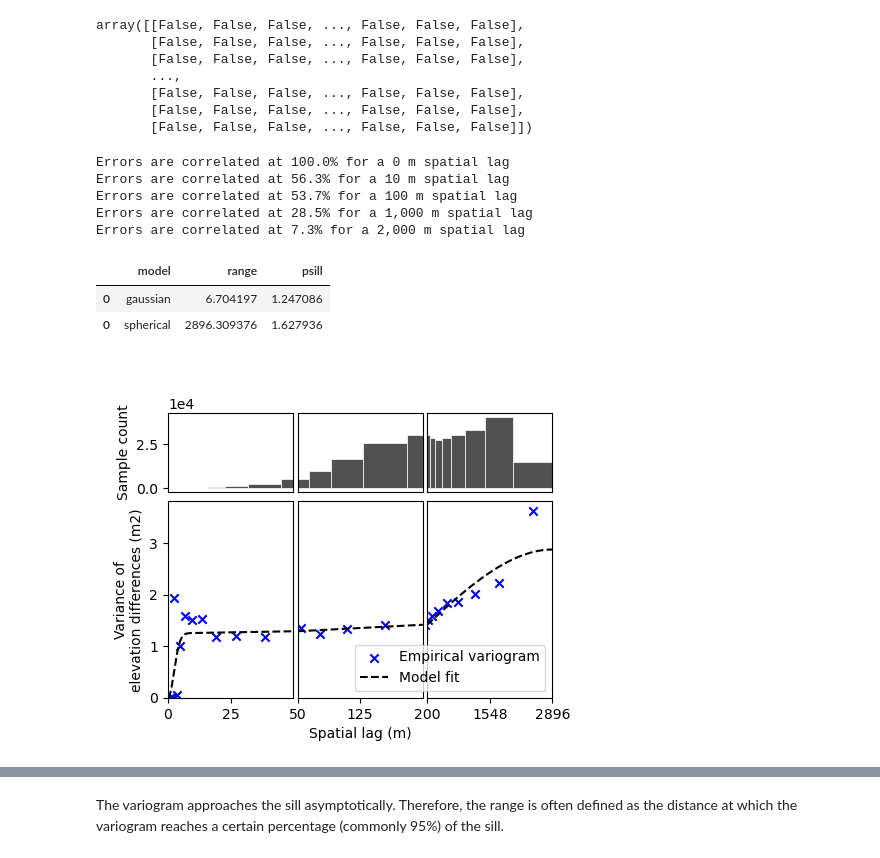
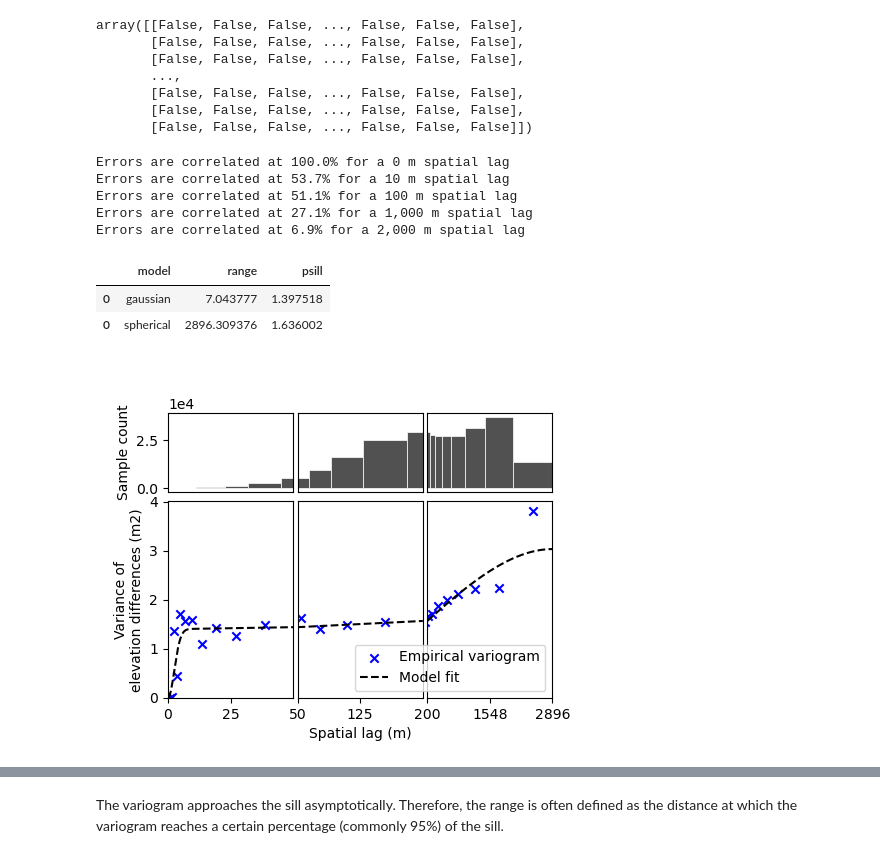
Before and after one commit to christopheogier/bonne_pierre_hydraulic_barriers, a Jupyter notebook: notebooks/DEM_handling.ipynb, the cells around one changed output, grey strips where cells are left out. Cells and saved outputs as stored; diff of their text form; code cells hidden in the pictures.

```diff
--- a/notebooks/DEM_handling.ipynb
+++ b/notebooks/DEM_handling.ipynb
@@ -154,44 +131,44 @@ array([[False, False, False, ..., False, False, False],
 
 (
     df_empirical_variogram,
     df_model_params,
     spatial_corr_function,
 ) = xdem.spatialstats.infer_spatial_correlation_from_stable(
-    dvalues=bed_err_all_std,
-    list_models=["Gaussian", "Spherical"], #, "Exponential"?
-    stable_mask=stable_mask,
-    random_state=42
+    dvalues=bed_glate_plus,
+    list_models=["Gaussian", "Spherical"],# , "Exponential"?
+    stable_mask=stable_mask
+    #random_state=42
 )
 
 df_empirical_variogram
 for spatial_lag in [0, 10, 100, 1000,2000]:
     print(
         "Errors are correlated at {:.1f}% for a {:,.0f} m spatial lag".format(
             spatial_corr_function(spatial_lag) * 100, spatial_lag
         )
     )
 
 xdem.spatialstats.plot_variogram(
     df=df_empirical_variogram,
     list_fit_fun=[xdem.spatialstats.get_variogram_model_func(df_model_params)],
     xlabel="Spatial lag (m)",
     ylabel="Variance of\nelevation differences (m2)",
     xscale_range_split=[50,200]
 )
 
 func = xdem.spatialstats.get_variogram_model_func(df_model_params)
 
 df_model_params
 # %% [output]
 Errors are correlated at 100.0% for a 0 m spatial lag
-Errors are correlated at 56.3% for a 10 m spatial lag
-Errors are correlated at 53.7% for a 100 m spatial lag
-Errors are correlated at 28.5% for a 1,000 m spatial lag
-Errors are correlated at 7.3% for a 2,000 m spatial lag
+Errors are correlated at 53.7% for a 10 m spatial lag
+Errors are correlated at 51.1% for a 100 m spatial lag
+Errors are correlated at 27.1% for a 1,000 m spatial lag
+Errors are correlated at 6.9% for a 2,000 m spatial lag
 |  | model | range | psill |
-| 0 | gaussian | 6.704197 | 1.247086 |
-| 0 | spherical | 2896.309376 | 1.627936 |
+| 0 | gaussian | 7.043777 | 1.397518 |
+| 0 | spherical | 2896.309376 | 1.636002 |
-[figure, old version]
+[figure, new version]
 # %%
 xdem.spatialstats.plot_variogram(df_empirical_variogram, xscale="log")
 # %% [output]
```
Also changed, not shown: parts of 18 cells of this notebook, 4 other files.
